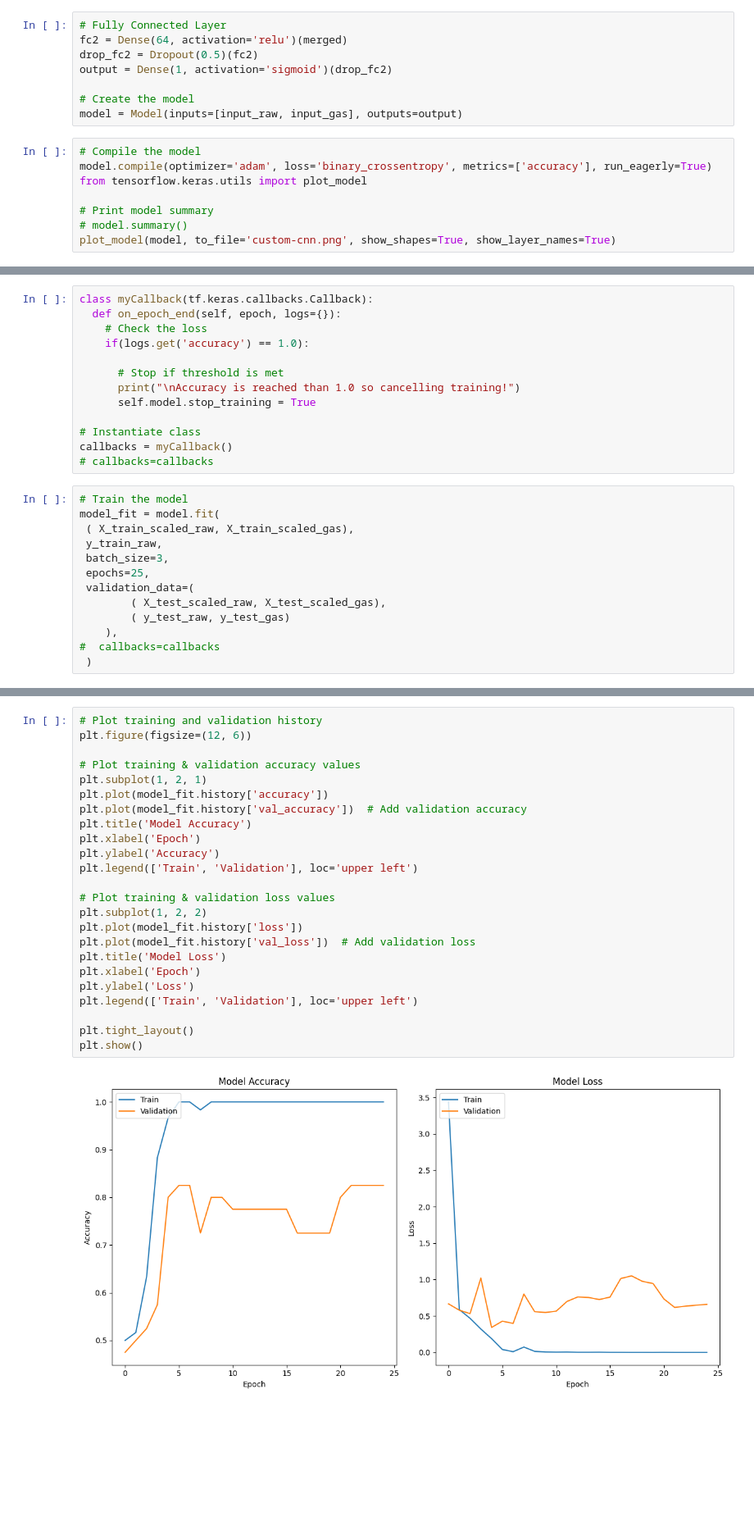
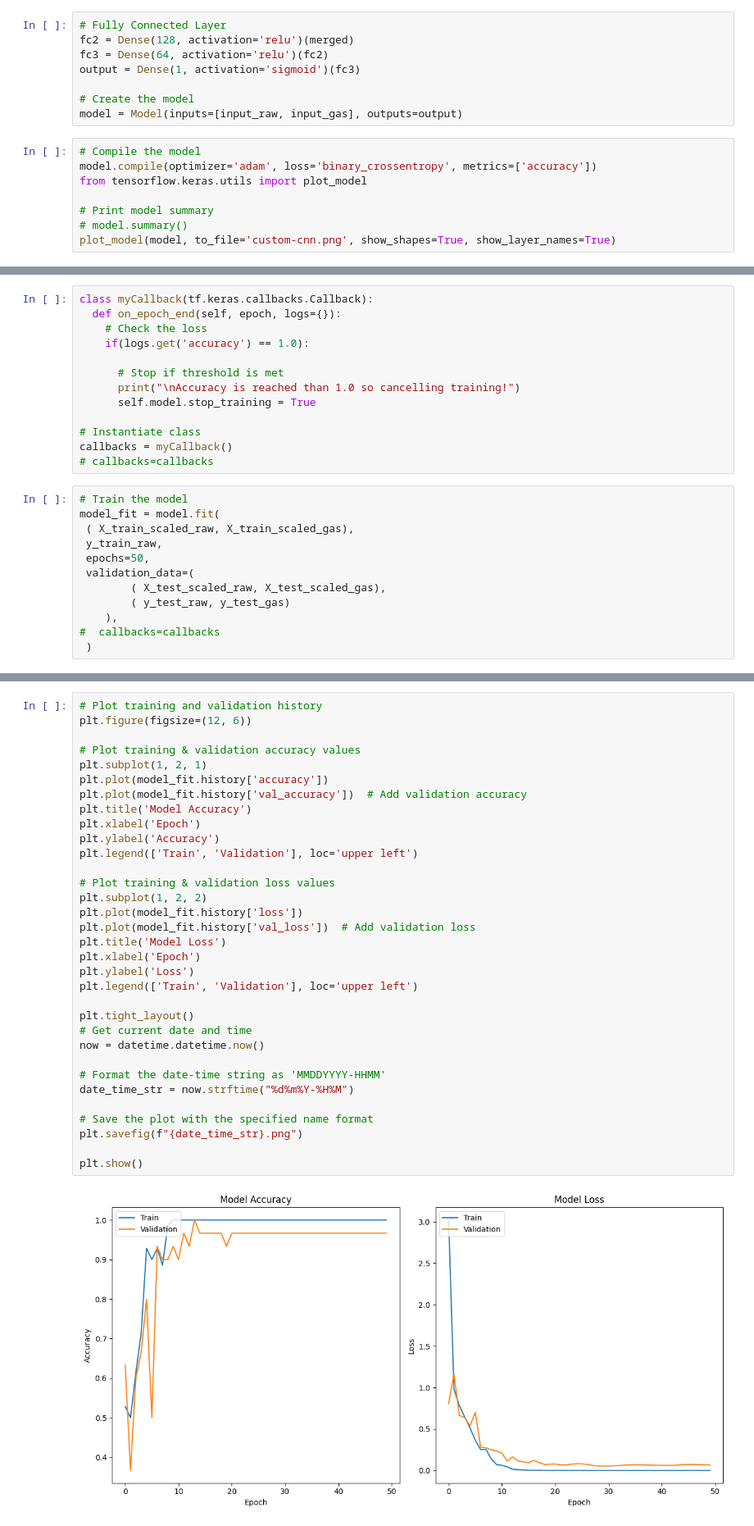
Before and after one commit to WhiteCat20/model-cnn-merged-inputs, a Jupyter notebook: main.ipynb, the cells around one changed output, grey strips where cells are left out. Shown: that part at 82% size. Saved outputs shown, nothing was run; the diff lists cells and outputs as text; blank space fills up the shorter version.

```diff
--- a/main.ipynb
+++ b/main.ipynb
@@ -139,15 +144,15 @@ flat_gas = Flatten()(pool2_gas)
 merged = concatenate([flat_raw, flat_gas])
 # %%
 # Fully Connected Layer
-fc2 = Dense(64, activation='relu')(merged)
-drop_fc2 = Dropout(0.5)(fc2)
-output = Dense(1, activation='sigmoid')(drop_fc2)
+fc2 = Dense(128, activation='relu')(merged)
+fc3 = Dense(64, activation='relu')(fc2)
+output = Dense(1, activation='sigmoid')(fc3)
 
 # Create the model
 model = Model(inputs=[input_raw, input_gas], outputs=output)
 # %%
 # Compile the model
-model.compile(optimizer='adam', loss='binary_crossentropy', metrics=['accuracy'], run_eagerly=True)
+model.compile(optimizer='adam', loss='binary_crossentropy', metrics=['accuracy'])
 from tensorflow.keras.utils import plot_model
 
 # Print model summary
@@ -173,8 +180,7 @@ callbacks = myCallback()
 model_fit = model.fit(
  ( X_train_scaled_raw, X_train_scaled_gas),
  y_train_raw,
- batch_size=3,
- epochs=25,
+ epochs=50,
  validation_data=(
         ( X_test_scaled_raw, X_test_scaled_gas),
         ( y_test_raw, y_test_gas)
@@ -218,27 +239,36 @@ array([[0.  ],
 # %%
 # Plot training and validation history
 plt.figure(figsize=(12, 6))
 
 # Plot training & validation accuracy values
 plt.subplot(1, 2, 1)
 plt.plot(model_fit.history['accuracy'])
 plt.plot(model_fit.history['val_accuracy'])  # Add validation accuracy
 plt.title('Model Accuracy')
 plt.xlabel('Epoch')
 plt.ylabel('Accuracy')
 plt.legend(['Train', 'Validation'], loc='upper left')
 
 # Plot training & validation loss values
 plt.subplot(1, 2, 2)
 plt.plot(model_fit.history['loss'])
 plt.plot(model_fit.history['val_loss'])  # Add validation loss
 plt.title('Model Loss')
 plt.xlabel('Epoch')
 plt.ylabel('Loss')
 plt.legend(['Train', 'Validation'], loc='upper left')
 
 plt.tight_layout()
+# Get current date and time
+now = datetime.datetime.now()
+
+# Format the date-time string as 'MMDDYYYY-HHMM'
+date_time_str = now.strftime("%d%m%Y-%H%M")
+
+# Save the plot with the specified name format
+plt.savefig(f"{date_time_str}.png")
+
 plt.show()
 # %% [output]
-[figure, old version]
+[figure, new version]
 # %%
```
Also changed, not shown: parts of 8 cells of this notebook, 1 other file.
